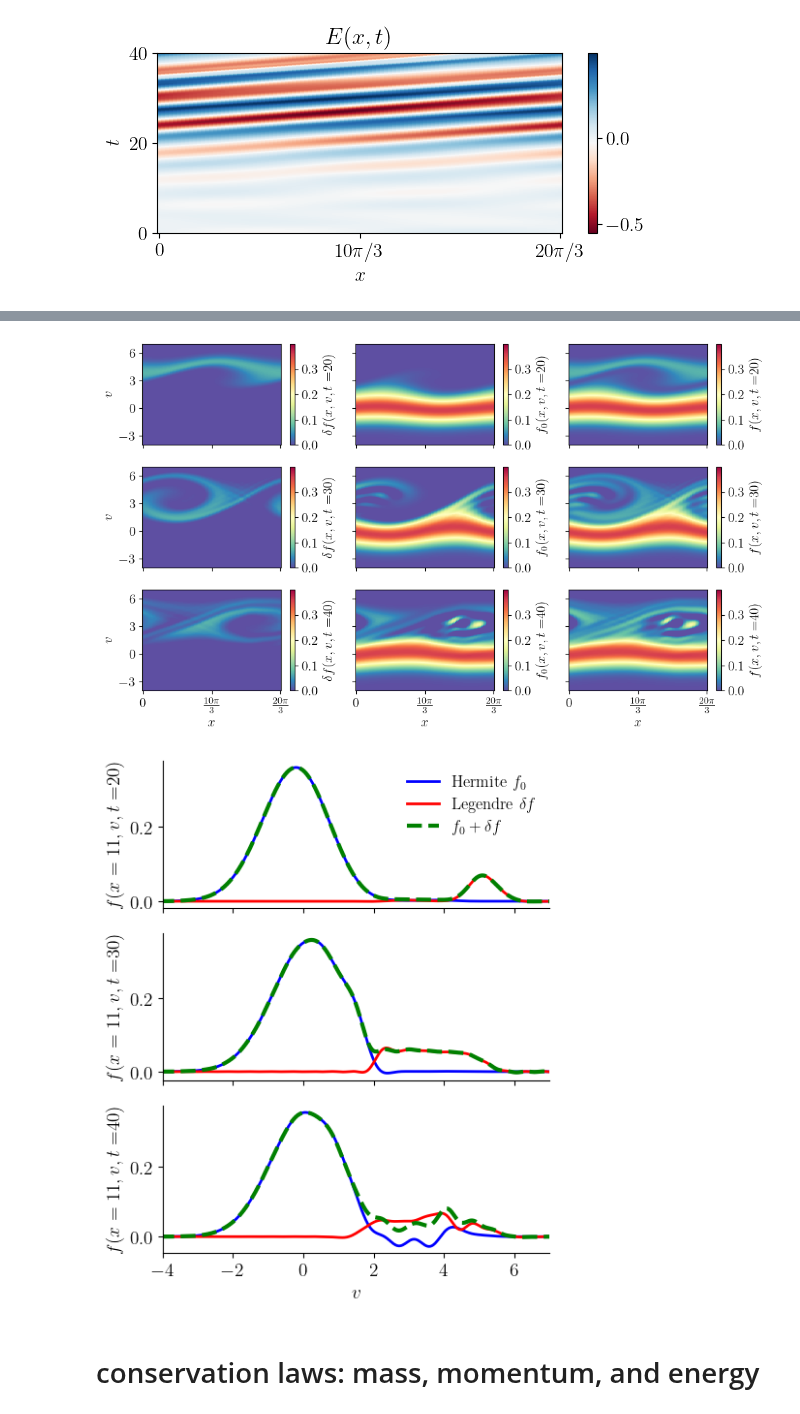
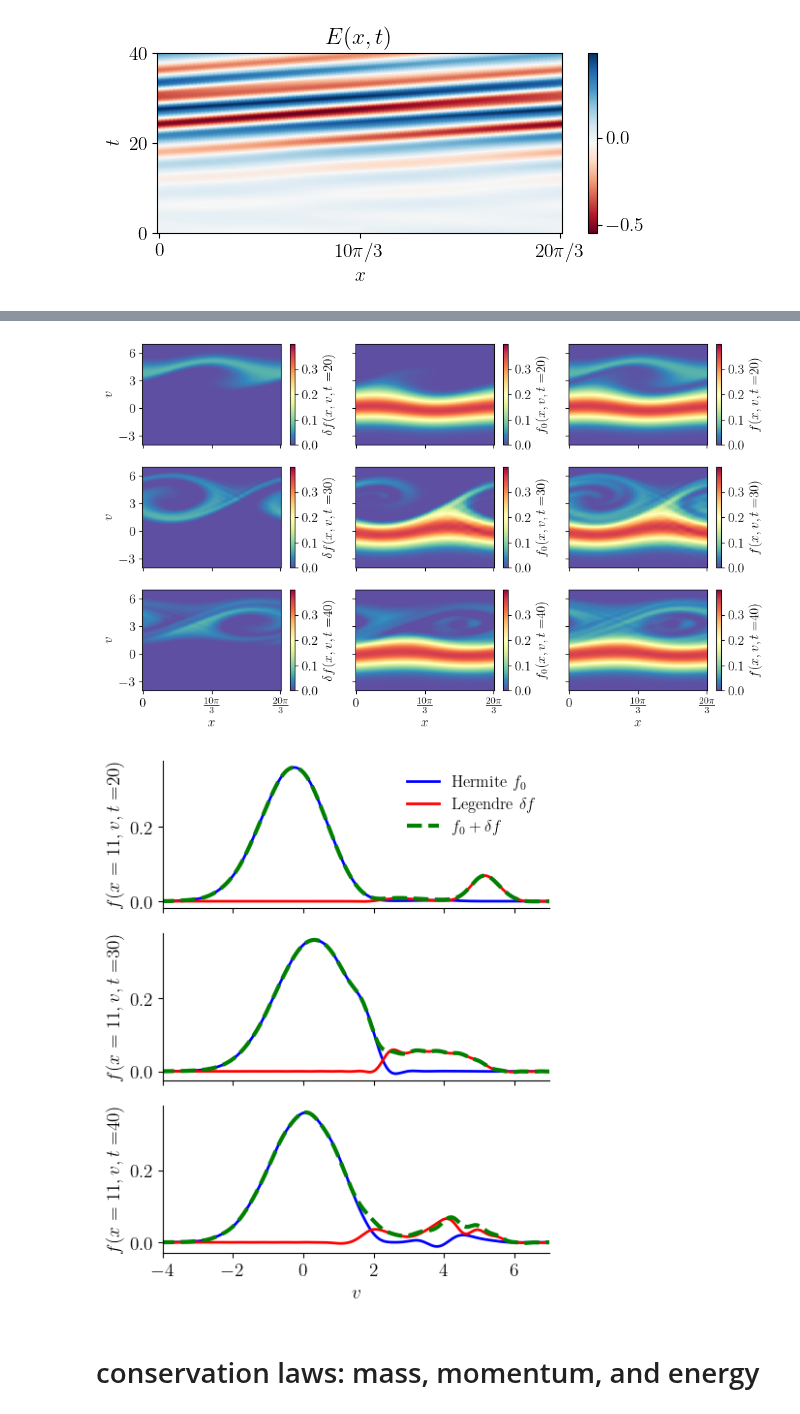
Before and after one commit to opaliss/mixed_methods, a Jupyter notebook: analysis/mixed_method_0/bump_on_tail_damping_mixed_method_0.ipynb, the cells around one changed output, grey strips where cells are left out. Drawn from its saved outputs; the diff is of its cells as text; code cells hidden in the pictures.

Commit message:
we need to update IJ for mixed method #1 with adaptive u and alpha

```diff
--- a/analysis/mixed_method_0/bump_on_tail_damping_mixed_method_0.ipynb
+++ b/analysis/mixed_method_0/bump_on_tail_damping_mixed_method_0.ipynb
@@ -56,9 +63,11 @@ v_ = np.linspace(setup.v_a, setup.v_b, 1000, endpoint=True)
 skip = 1
 # load the simulation results
 # save results
-sol_midpoint_u = np.load("../../data/mixed_method_0_hermite_legendre/bump_on_tail/sol_u_NvH_" + str(setup.Nv_H) + "_NvL_" + str(setup.Nv_L) +
+sol_midpoint_u = np.load("../../data/mixed_method_0_hermite_legendre/bump_on_tail/sol_u_NvH_" + str(setup.Nv_e1)
+                         + "_NvL_" + str(setup.Nv_e2) +
             "_Nx_" + str(setup.Nx) + "_" + str(setup.T0) + "_" + str(setup.T) + ".npy")
-sol_midpoint_t = np.load("../../data/mixed_method_0_hermite_legendre/bump_on_tail/sol_t_NvH_" + str(setup.Nv_H) + "_NvL_" + str(setup.Nv_L) +
+sol_midpoint_t = np.load("../../data/mixed_method_0_hermite_legendre/bump_on_tail/sol_t_NvH_" + str(setup.Nv_e1)
+                         + "_NvL_" + str(setup.Nv_e2) +
             "_Nx_" + str(setup.Nx) + "_" + str(setup.T0) + "_" + str(setup.T) + ".npy")
 
 dt = 0.01 * skip
@@ -78,25 +87,32 @@ array([6762.763756  , 1020.18718314])
+# %%
+alpha_e1=np.load("../../data/mixed_method_0_hermite_legendre/bump_on_tail/alpha_e1_Nve1_" + str(setup.Nv_e1)
+            + "_Nve2_" + str(setup.Nv_e2) + "_Nx_" + str(setup.Nx)
+            + "_" + str(setup.T0) + "_" + str(setup.T) + ".npy")
+
+u_e1=np.load("../../data/mixed_method_0_hermite_legendre/bump_on_tail/u_e1_Nve1_" + str(setup.Nv_e1)
+            + "_Nve2_" + str(setup.Nv_e2) + "_Nx_" + str(setup.Nx)
+            + "_" + str(setup.T0) + "_" + str(setup.T) + ".npy")
 # %%
 # initialize the electric potential
 E_midpoint = np.zeros((setup.Nx + 1, len(sol_midpoint_t)))
 # %%
 # initialize the states for implicit midpoint (symplectic)
-state_e_H = np.zeros((setup.Nv_H,  setup.Nx + 1, len(sol_midpoint_t)))
-state_e_L = np.zeros((setup.Nv_L,  setup.Nx + 1, len(sol_midpoint_t)))
+state_e_H = np.zeros((setup.Nv_e1,  setup.Nx + 1, len(sol_midpoint_t)))
+state_e_L = np.zeros((setup.Nv_e2,  setup.Nx + 1, len(sol_midpoint_t)))
 
 for ii in np.arange(0, len(sol_midpoint_t)):
     # immobile ions
-    state_e_H[:, :-1, ii]  = np.reshape(sol_midpoint_u[:setup.Nv_H*setup.Nx, ii], (setup.Nv_H, setup.Nx))
+    state_e_H[:, :-1, ii]  = np.reshape(sol_midpoint_u[:setup.Nv_e1*setup.Nx, ii], (setup.Nv_e1, setup.Nx))
     state_e_H[:, -1, ii] = state_e_H[:, 0, ii]
     # electrons species 2
-    state_e_L[:, :-1, ii]  = np.reshape(sol_midpoint_u[setup.Nv_H*setup.Nx:, ii], (setup.Nv_L, setup.Nx))
+    state_e_L[:, :-1, ii]  = np.reshape(sol_midpoint_u[setup.Nv_e1*setup.Nx:, ii], (setup.Nv_e2, setup.Nx))
     state_e_L[:, -1, ii] = state_e_L[:, 0, ii]
 
     # solve Poisson's equation to obtain an electric field
-    rho = charge_density_two_stream_mixed_method_0(q_e=setup.q_e, v_a=setup.v_a, v_b=setup.v_b, alpha_e=setup.alpha,
+    rho = charge_density_two_stream_mixed_method_0(q_e=setup.q_e, v_a=setup.v_a, v_b=setup.v_b,
+                                                   alpha_e=alpha_e1[ii],
                          C0_e_hermite=state_e_H[0, :setup.Nx, ii],
                          C0_e_legendre=state_e_L[0, :setup.Nx, ii])
 
-    print(np.sum(rho))
-
     E_midpoint[:-1, ii] = gmres_solver(rhs=rho, D=setup.D, D_inv=setup.D_inv, a_tol=1e-12, r_tol=1e-12)
     E_midpoint[-1, ii] = E_midpoint[0, ii]
@@ -175,9 +166,9 @@ for tt, ii in enumerate([len(sol_midpoint_t)//2, int(3*len(sol_midpoint_t)//4),
     ii = int(ii)
     distribution1 = np.zeros((len(x), len(v_)))
     distribution2 = np.zeros((len(x), len(v_)))
-    for jj in range(setup.Nv_H):
-        distribution1 += np.outer(state_e_H[jj, :, ii], psi_hermite(v=v_, u_s=setup.u, alpha_s=setup.alpha, n=jj))
-    for jj in range(setup.Nv_L):
+    for jj in range(setup.Nv_e1):
+        distribution1 += np.outer(state_e_H[jj, :, ii], psi_hermite(v=v_, u_s=u_e1[ii], alpha_s=alpha_e1[ii], n=jj))
+    for jj in range(setup.Nv_e2):
         distribution2 += np.outer(state_e_L[jj, :, ii], xi_legendre(v=v_, v_b=setup.v_b, v_a=setup.v_a, n=jj))
     pos2 = ax[tt, 0].pcolormesh(x, v_, distribution2.T, cmap="Spectral_r", vmin=0, vmax=0.4)
     pos1 = ax[tt, 1].pcolormesh(x, v_, distribution1.T, cmap="Spectral_r", vmin=0, vmax=0.4)
@@ -206,34 +197,34 @@ ax[tt, 1].set_xticks([0, 10*np.pi/3, 20*np.pi/3])
 ax[tt, 1].set_xticklabels([r"0", r"$\frac{10\pi}{3}$", r"$\frac{20\pi}{3}$"])
 ax[tt, 2].set_xlabel("$x$")
 plt.tight_layout()
-plt.savefig("../../figures/mixed_method_0/bump_on_tail/bump_on_tail_evolution_mixed_method_0_Hermite_Legendre.png", dpi=600)
+plt.savefig("../../figures/mixed_method_0/bump_on_tail/bump_on_tail_evolution_mixed_method_0_Hermite_Legendre_adapt.png", dpi=600)
 # %% [output]
-[figure, old version]
+[figure, new version]
 # %%
 fig, ax = plt.subplots(nrows=3, figsize=(5, 6), sharex=True)
 for tt, ii in enumerate([2000, int(3*len(sol_midpoint_t)//4), -1]):
     ii = int(ii)
     distribution_H = np.zeros((len(x), len(v_)))
     distribution_L = np.zeros((len(x), len(v_)))
-    for jj in range(setup.Nv_H):
-        distribution_H += np.outer(state_e_H[jj, :, ii], psi_hermite(v=v_, u_s=setup.u, alpha_s=setup.alpha, n=jj))
-    for jj in range(setup.Nv_L):
+    for jj in range(setup.Nv_e1):
+        distribution_H += np.outer(state_e_H[jj, :, ii], psi_hermite(v=v_, u_s=u_e1[ii], alpha_s=alpha_e1[ii], n=jj))
+    for jj in range(setup.Nv_e2):
         distribution_L += np.outer(state_e_L[jj, :, ii], xi_legendre(v=v_, v_b=setup.v_b, v_a=setup.v_a, n=jj))
 
     _ = ax[tt].plot(v_, distribution_H[55, :], color="blue", label="Hermite $f_{0}$", linewidth=2)
     _ = ax[tt].plot(v_, distribution_L[55, :], color="red", label="Legendre $\delta f$", linewidth=2)
     _ = ax[tt].plot(v_, distribution_L[55, :] + distribution_H[55, :], color="green", ls="--", label=r"$f_{0} + \delta f$", linewidth=3)
     ax[tt].spines['right'].set_visible(False)
     ax[tt].spines['top'].set_visible(False)
     ax[tt].set_xlim(-4, 7)
     ax[tt].set_ylabel("$f(x=11, v, t=$" + str(int(sol_midpoint_t[ii])) + ")")
 legend = ax[0].legend(ncols=1, fontsize=12, loc='upper right')
 legend.get_frame().set_alpha(0)
 ax[-1].set_xlabel("$v$")
 plt.tight_layout()
-plt.savefig("../../figures/mixed_method_0/bump_on_tail/bump_on_tail_slice_mixed_method_0_Hermite_Legendre.png", dpi=600)
+plt.savefig("../../figures/mixed_method_0/bump_on_tail/bump_on_tail_slice_mixed_method_0_Hermite_Legendre_adapt.png", dpi=600)
 # %% [output]
-[figure, old version]
+[figure, new version]
 # %% [markdown]
 # conservation laws: mass, momentum, and energy
 # %% [markdown]
```
Also changed, not shown: parts of 16 cells of this notebook, 10 other files.
